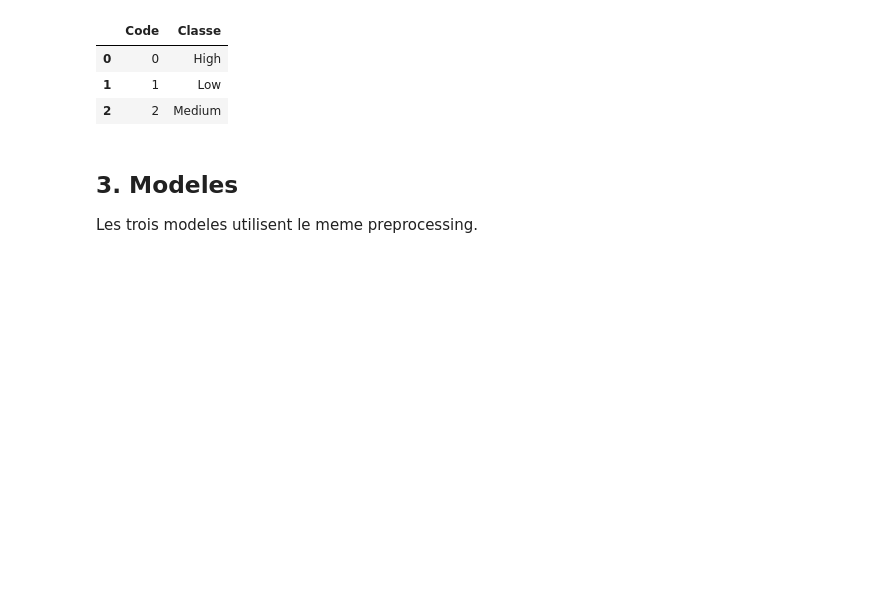
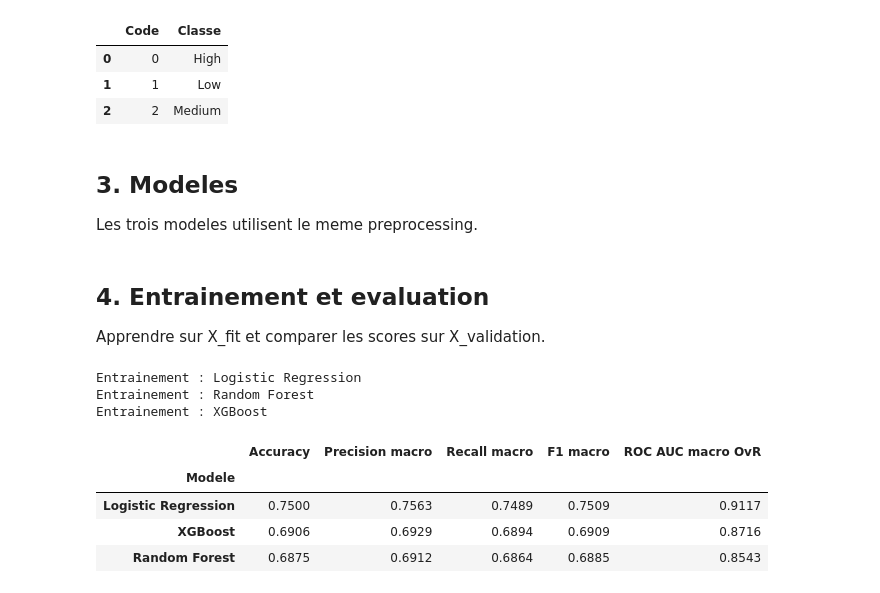
Before and after one commit to ayouberrak2/Jury-Blanc, a Jupyter notebook: notebooks/02_modelisation.ipynb, the cells around one changed output. Cells and saved outputs as stored; diff of their text form; code cells hidden in the pictures; blank space fills up the shorter version.

```diff
--- a/notebooks/02_modelisation.ipynb
+++ b/notebooks/02_modelisation.ipynb
@@ -80,3 +80,37 @@ models = {
         tree_method="hist", random_state=42, n_jobs=2,
     ),
 }
+# %% [markdown]
+## 4. Entrainement et evaluation
+
+Apprendre sur X_fit et comparer les scores sur X_validation.
+# %%
+trained_models = {}
+evaluations = {}
+comparison_rows = []
+
+for name, model in models.items():
+    print("Entrainement :", name)
+
+    trained_pipeline = train_model(model, X_fit, y_fit, use_outliers=True)
+    trained_models[name] = trained_pipeline
+
+    result = evaluate_model(trained_pipeline, X_validation, y_validation, class_names)
+    evaluations[name] = result
+
+    row = {"Modele": name}
+    row.update(result["metrics"])
+    comparison_rows.append(row)
+
+comparison = pd.DataFrame(comparison_rows).set_index("Modele")
+comparison = comparison.sort_values("F1 macro", ascending=False)
+display(comparison.round(4))
+# %% [output]
+Entrainement : Logistic Regression
+Entrainement : Random Forest
+Entrainement : XGBoost
+|  | Accuracy | Precision macro | Recall macro | F1 macro | ROC AUC macro OvR |
+| Modele |  |  |  |  |  |
+| Logistic Regression | 0.7500 | 0.7563 | 0.7489 | 0.7509 | 0.9117 |
+| XGBoost | 0.6906 | 0.6929 | 0.6894 | 0.6909 | 0.8716 |
+| Random Forest | 0.6875 | 0.6912 | 0.6864 | 0.6885 | 0.8543 |
```
Also changed, not shown: parts of 2 cells of this notebook.
